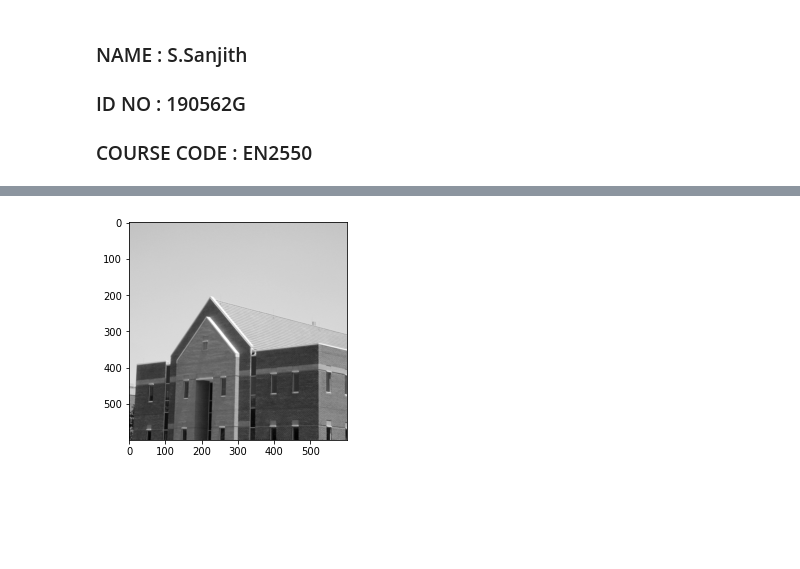
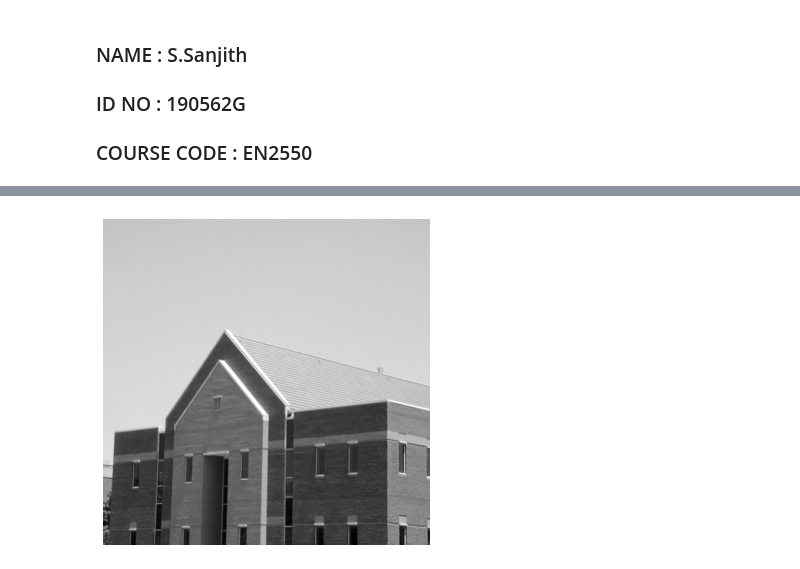
Before and after one commit to sanjith1999/EN2550-Assignments, a Jupyter notebook: Exercises/e4.ipynb, the cells around one changed output, grey strips where cells are left out. Drawn from its saved outputs; the diff is of its cells as text; code cells hidden in the pictures; blank space fills up the shorter version.

```diff
--- a/Exercises/e4.ipynb
+++ b/Exercises/e4.ipynb
@@ -11,9 +45,16 @@ import cv2 as cv
 # %%
-f1=cv.imread(r'images/building.tif') #,cv . IMREAD_GRAYSCALE
+f1=cv.imread(r'images/building.tif',cv.IMREAD_GRAYSCALE).astype(np.float32)
 assert f1 is not None
+
+im=cv.imread('images/building.tif',cv.IMREAD_COLOR)
+assert im is not None
+
+im_o=cv.imread('images/building.tif',cv.IMREAD_COLOR)
+assert im_o is not None
 # %%
-fig, ax =plt.subplots()
+fig, ax =plt.subplots(figsize=(6,6))
 ax.imshow(f1,cmap='gray',vmin=0,vmax=255)
+plt.axis("off")
 plt.show()
 # %% [output]
-[figure, old version]
+[figure, new version]
```
Also changed, not shown: parts of 5 cells of this notebook, 1 other file.
